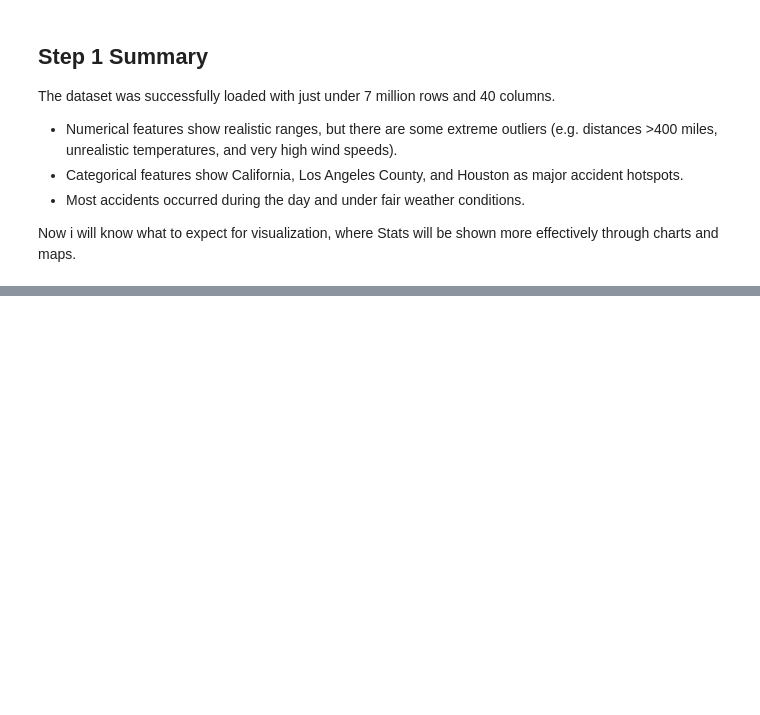
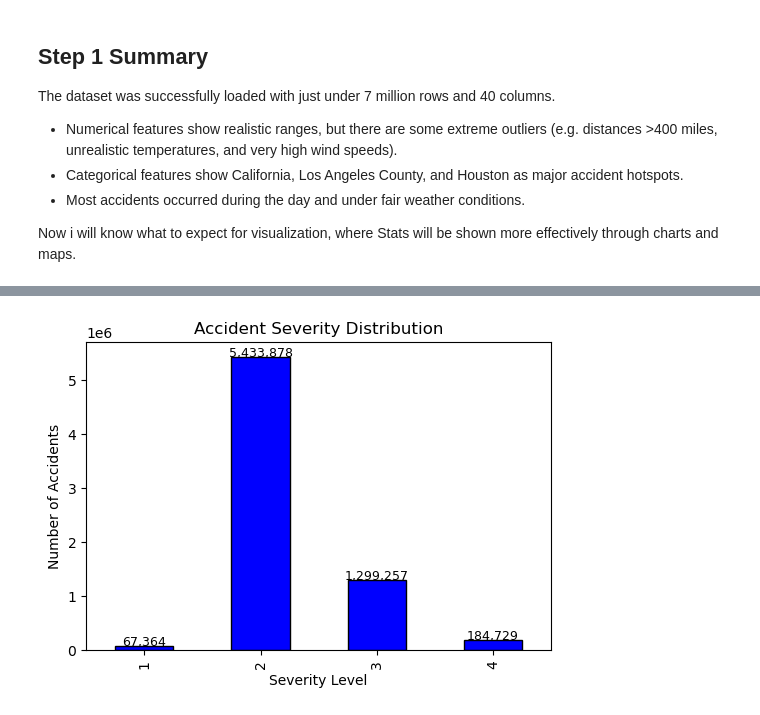
Before and after one commit to TiarnanTuite/traffic_accident_analysis, a Jupyter notebook: notebooks/03_data_visualization.ipynb, the cells around one changed output, grey strips where cells are left out. Drawn from its saved outputs; the diff is of its cells as text; code cells hidden in the pictures; blank space fills up the shorter version.

Commit message:
fixed spelling errors and completed step 2 visualizing severity of accidents

```diff
--- a/notebooks/03_data_visualization.ipynb
+++ b/notebooks/03_data_visualization.ipynb
@@ -72,0 +139,17 @@ Now i will know what to expect for visualization, where Stats will be shown more
+# %%
+# Severity distribution
+severity_counts = df["Severity"].value_counts().sort_index()
+
+plt.figure(figsize=(6,4))
+ax = severity_counts.plot(kind="bar", color="blue", edgecolor="black")
+ax.set_title("Accident Severity Distribution")
+ax.set_xlabel("Severity Level")
+ax.set_ylabel("Number of Accidents")
+
+# Add value labels
+for i, v in enumerate(severity_counts):
+    ax.text(i, v + 5000, f"{v:,}", ha="center", fontsize=9)
+
+plt.show()
+# %% [output]
+[figure, added]
```
Also changed, not shown: parts of 10 cells of this notebook.
